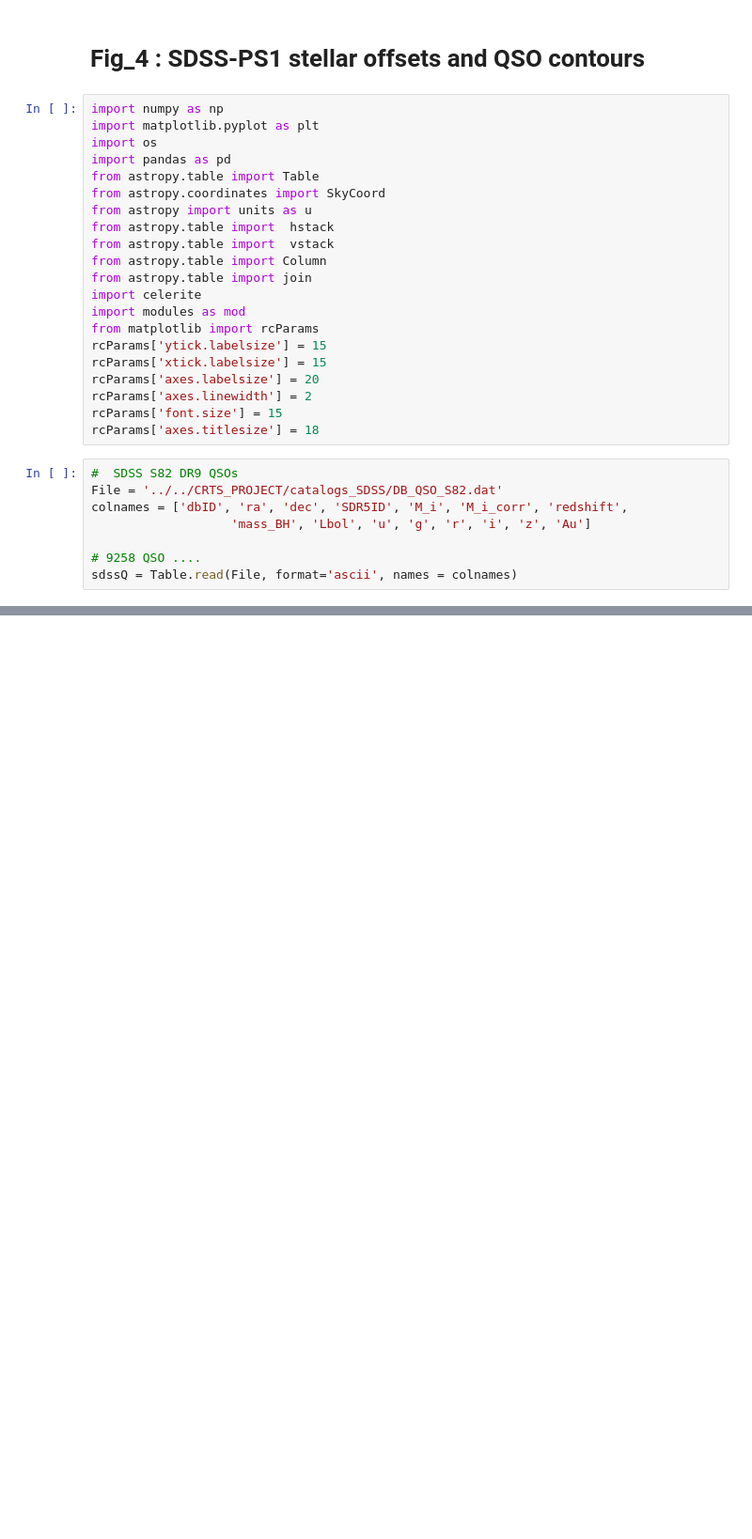
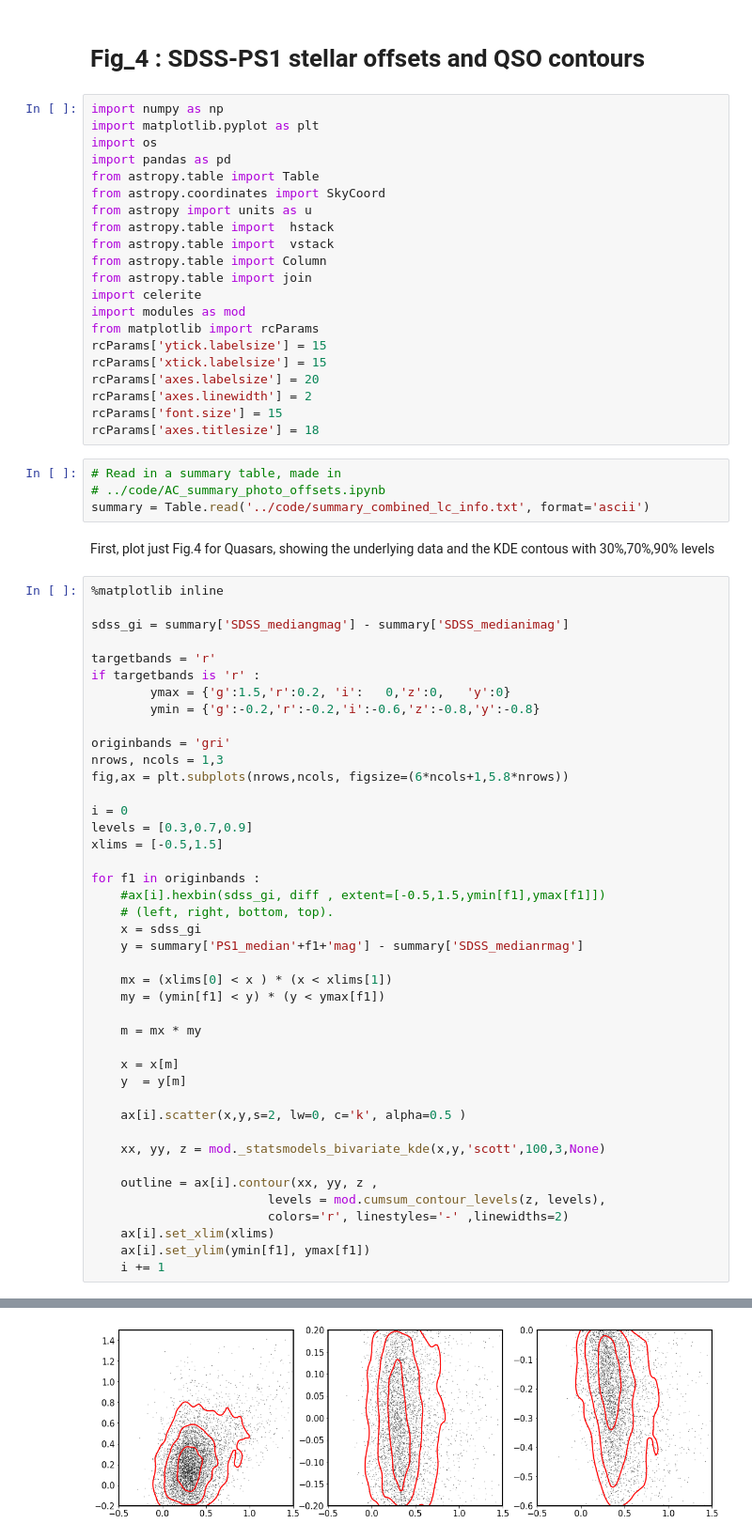
Before and after one commit to suberlak/PS1_SDSS_CRTS, a Jupyter notebook: code3/Fig_04_SDSS_PS1_stellar_offsets.ipynb, the cells around one changed output, grey strips where cells are left out. Shown at 94% size. Drawn from its saved outputs; the diff is of its cells as text; blank space fills up the shorter version.

```diff
--- a/code3/Fig_04_SDSS_PS1_stellar_offsets.ipynb
+++ b/code3/Fig_04_SDSS_PS1_stellar_offsets.ipynb
@@ -21,11 +21,52 @@ rcParams['axes.labelsize'] = 20
 rcParams['axes.linewidth'] = 2
 rcParams['font.size'] = 15
 rcParams['axes.titlesize'] = 18
-# %%
-#  SDSS S82 DR9 QSOs
-File = '../../CRTS_PROJECT/catalogs_SDSS/DB_QSO_S82.dat'
-colnames = ['dbID', 'ra', 'dec', 'SDR5ID', 'M_i', 'M_i_corr', 'redshift',
-                   'mass_BH', 'Lbol', 'u', 'g', 'r', 'i', 'z', 'Au']
-
-# 9258 QSO ....
-sdssQ = Table.read(File, format='ascii', names = colnames)
+# %%
+# Read in a summary table, made in
+# ../code/AC_summary_photo_offsets.ipynb
+summary = Table.read('../code/summary_combined_lc_info.txt', format='ascii')
+# %% [markdown]
+First, plot just Fig.4 for Quasars, showing the underlying data and the KDE contous with 30%,70%,90% levels
+# %%
+%matplotlib inline
+
+sdss_gi = summary['SDSS_mediangmag'] - summary['SDSS_medianimag']
+
+targetbands = 'r'
+if targetbands is 'r' :
+        ymax = {'g':1.5,'r':0.2, 'i':   0,'z':0,   'y':0}
+        ymin = {'g':-0.2,'r':-0.2,'i':-0.6,'z':-0.8,'y':-0.8}
+
+originbands = 'gri'
+nrows, ncols = 1,3
+fig,ax = plt.subplots(nrows,ncols, figsize=(6*ncols+1,5.8*nrows))
+
+i = 0
+levels = [0.3,0.7,0.9]
+xlims = [-0.5,1.5]
+
+for f1 in originbands :
+    #ax[i].hexbin(sdss_gi, diff , extent=[-0.5,1.5,ymin[f1],ymax[f1]])
+    # (left, right, bottom, top).
+    x = sdss_gi
+    y = summary['PS1_median'+f1+'mag'] - summary['SDSS_medianrmag']
+
+    mx = (xlims[0] < x ) * (x < xlims[1])
+    my = (ymin[f1] < y) * (y < ymax[f1])
+
+    m = mx * my
+
+    x = x[m]
+    y  = y[m]
+
+    ax[i].scatter(x,y,s=2, lw=0, c='k', alpha=0.5 )
+
+    xx, yy, z = mod._statsmodels_bivariate_kde(x,y,'scott',100,3,None)
+
+    outline = ax[i].contour(xx, yy, z ,
+                        levels = mod.cumsum_contour_levels(z, levels),
+                        colors='r', linestyles='-' ,linewidths=2)
+    ax[i].set_xlim(xlims)
+    ax[i].set_ylim(ymin[f1], ymax[f1])
+    i += 1
+# %% [output]
@@ -31,0 +81 @@ sdssQ = Table.read(File, format='ascii', names = colnames)
+[figure, added]
```
Also changed, not shown: parts of 5 cells of this notebook.
